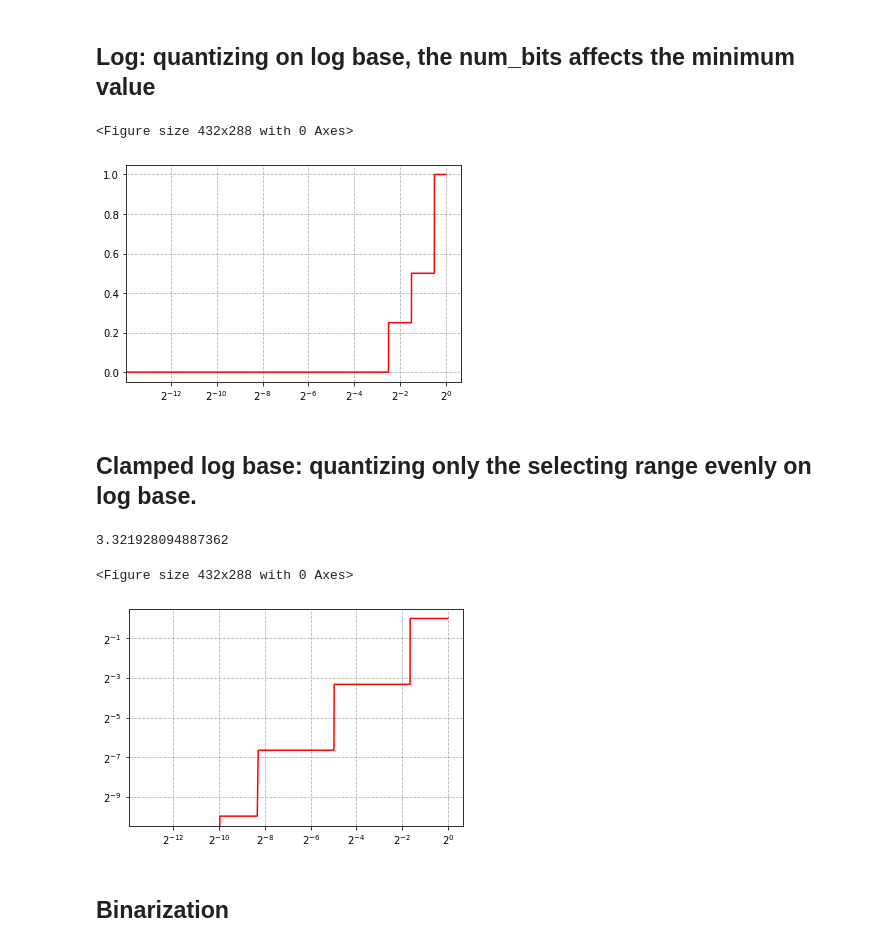
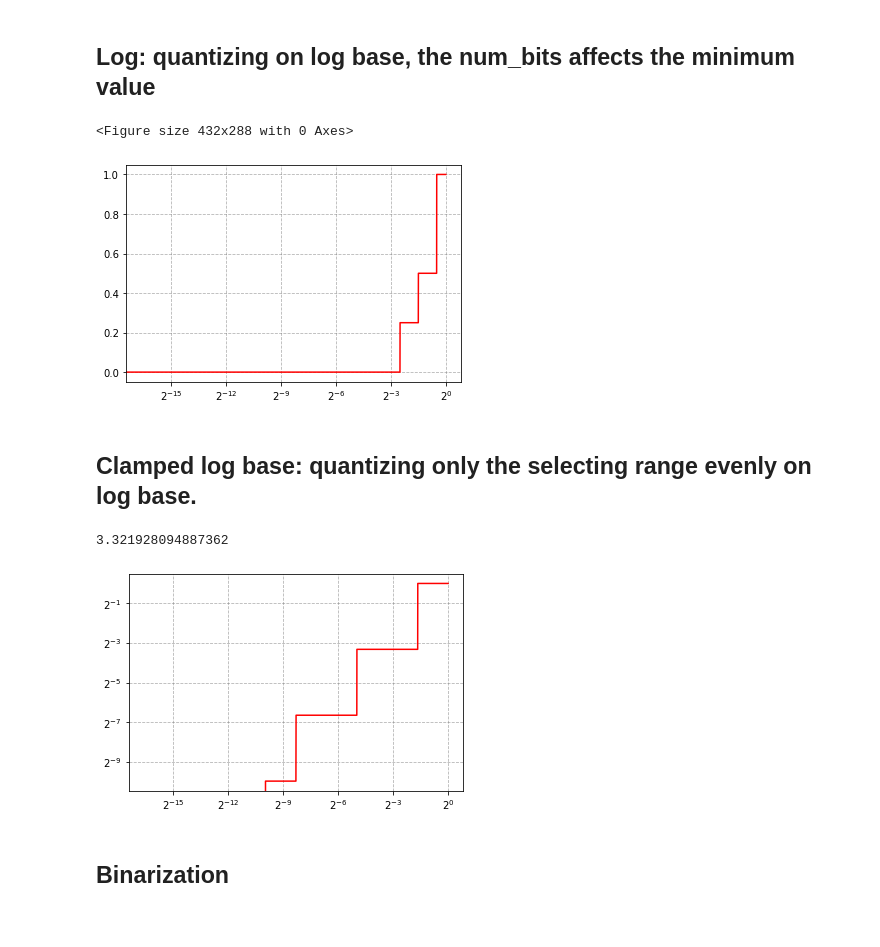
Before and after one commit to StonyBrookNLP/spiqa, a Jupyter notebook: quant_method_explain.ipynb, the cells around one changed output. Drawn from its saved outputs; the diff is of its cells as text; code cells hidden in the pictures.

```diff
--- a/quant_method_explain.ipynb
+++ b/quant_method_explain.ipynb
@@ -4,7 +4,7 @@ import matplotlib
 import matplotlib.pyplot as plt
 from math import log, log2, floor
 
-dat = np.arange(0.0, 1.0, 0.0001)
+dat = np.arange(0.0, 1.0, 0.00001)
 num_bits = 2.0
 # %% [markdown]
 ## Linear: quantizing the given range linearly
@@ -30,40 +31,39 @@ def logQuant(att, bits):
     return np.power(2.0, clamped_exp)
 
 log_quant_dat = logQuant(dat, num_bits)
-plt.clf()
 fig, ax = plt.subplots()
 ax.set_xscale('log', basex=2)
 # ax.set_yscale('log', basey=2)
 ax.plot(dat, log_quant_dat, 'r-')
 ax.grid(linestyle='--', color='grey', alpha=0.6)
 plt.show()
+plt.close()
 # %% [output]
 <Figure size 432x288 with 0 Axes>
-[figure, old version]
+[figure, new version]
 # %% [markdown]
 ## Clamped log base: quantizing only the selecting range evenly on log base.
 # %%
 def clampedLogQuant(att, bits):
     min_exp = log2(0.001)
     step = (0 - min_exp) / (2.0**bits-1)
     print(step)
     exp = np.log2(att)
     clamped_exp = np.floor(exp / step + 0.5) * step
     clamped_exp[exp < min_exp] = float("-Inf")
     return np.power(2.0, clamped_exp)
 
 clamped_log_quant_dat = clampedLogQuant(dat, num_bits)
-plt.clf()
 fig, ax = plt.subplots()
 ax.set_xscale('log', basex=2)
 ax.set_yscale('log', basey=2)
 ax.plot(dat, clamped_log_quant_dat, 'r-')
 ax.grid(linestyle='--', color='grey', alpha=0.6)
 plt.show()
+plt.close()
 # %% [output]
 3.321928094887362
-<Figure size 432x288 with 0 Axes>
-[figure, old version]
+[figure, new version]
 # %% [markdown]
 ## Binarization
 # %%
```
Also changed, not shown: parts of 3 cells of this notebook.
